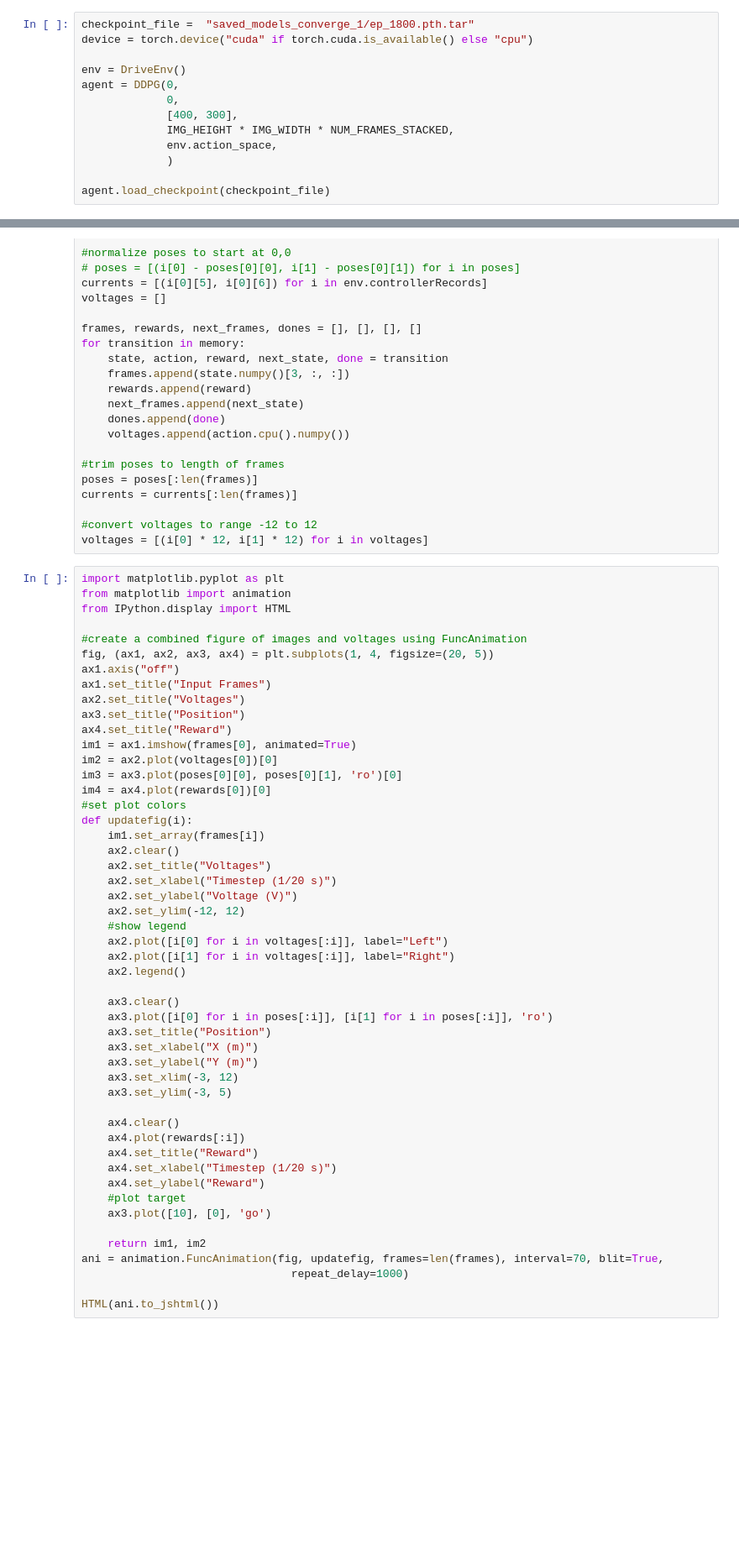
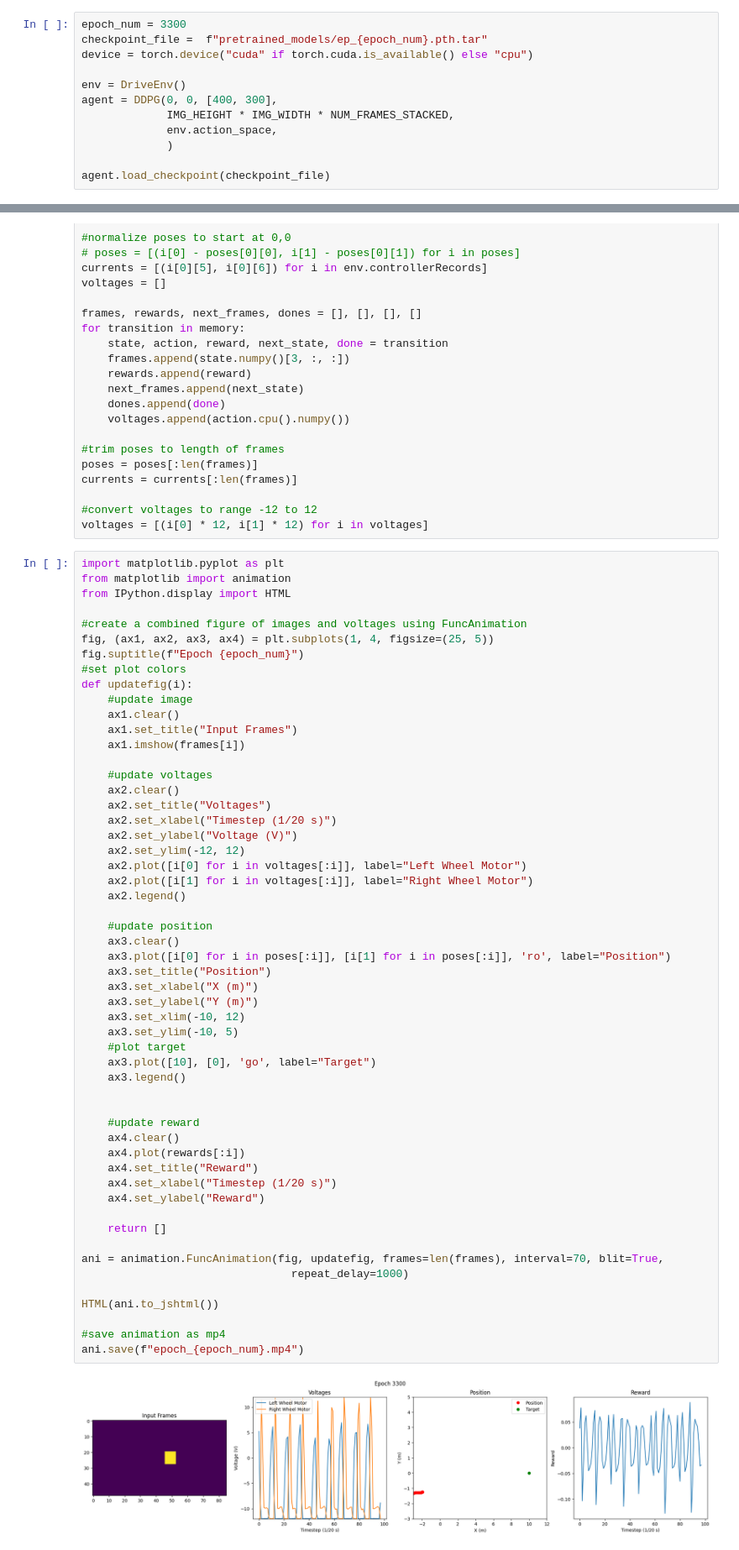
Before and after one commit to NathanMalta/TargetAcquisition, a Jupyter notebook: evaluate.ipynb, the cells around one changed output, grey strips where cells are left out. Shown at 84% size. Drawn from its saved outputs; the diff is of its cells as text; blank space fills up the shorter version.

```diff
--- a/evaluate.ipynb
+++ b/evaluate.ipynb
@@ -9,13 +9,12 @@ from DDPG.DriveEnv import DriveEnv
 import torch
 import numpy as np
 # %%
-checkpoint_file =  "saved_models_converge_1/ep_1800.pth.tar"
+epoch_num = 3300
+checkpoint_file =  f"pretrained_models/ep_{epoch_num}.pth.tar"
 device = torch.device("cuda" if torch.cuda.is_available() else "cpu")
 
 env = DriveEnv()
-agent = DDPG(0,
-             0,
-             [400, 300],
+agent = DDPG(0, 0, [400, 300],
              IMG_HEIGHT * IMG_WIDTH * NUM_FRAMES_STACKED,
              env.action_space,
              )
@@ -57,50 +58,56 @@ voltages = [(i[0] * 12, i[1] * 12) for i in voltages]
 # %%
 import matplotlib.pyplot as plt
 from matplotlib import animation
 from IPython.display import HTML
 
 #create a combined figure of images and voltages using FuncAnimation
-fig, (ax1, ax2, ax3, ax4) = plt.subplots(1, 4, figsize=(20, 5))
-ax1.axis("off")
-ax1.set_title("Input Frames")
-ax2.set_title("Voltages")
-ax3.set_title("Position")
-ax4.set_title("Reward")
-im1 = ax1.imshow(frames[0], animated=True)
-im2 = ax2.plot(voltages[0])[0]
-im3 = ax3.plot(poses[0][0], poses[0][1], 'ro')[0]
-im4 = ax4.plot(rewards[0])[0]
+fig, (ax1, ax2, ax3, ax4) = plt.subplots(1, 4, figsize=(25, 5))
+fig.suptitle(f"Epoch {epoch_num}")
 #set plot colors
 def updatefig(i):
-    im1.set_array(frames[i])
+    #update image
+    ax1.clear()
+    ax1.set_title("Input Frames")
+    ax1.imshow(frames[i])
+
+    #update voltages
     ax2.clear()
     ax2.set_title("Voltages")
     ax2.set_xlabel("Timestep (1/20 s)")
     ax2.set_ylabel("Voltage (V)")
     ax2.set_ylim(-12, 12)
-    #show legend
-    ax2.plot([i[0] for i in voltages[:i]], label="Left")
-    ax2.plot([i[1] for i in voltages[:i]], label="Right")
+    ax2.plot([i[0] for i in voltages[:i]], label="Left Wheel Motor")
+    ax2.plot([i[1] for i in voltages[:i]], label="Right Wheel Motor")
     ax2.legend()
 
+    #update position
     ax3.clear()
-    ax3.plot([i[0] for i in poses[:i]], [i[1] for i in poses[:i]], 'ro')
+    ax3.plot([i[0] for i in poses[:i]], [i[1] for i in poses[:i]], 'ro', label="Position")
     ax3.set_title("Position")
     ax3.set_xlabel("X (m)")
     ax3.set_ylabel("Y (m)")
-    ax3.set_xlim(-3, 12)
-    ax3.set_ylim(-3, 5)
+    ax3.set_xlim(-10, 12)
+    ax3.set_ylim(-10, 5)
+    #plot target
+    ax3.plot([10], [0], 'go', label="Target")
+    ax3.legend()
 
+
+    #update reward
     ax4.clear()
     ax4.plot(rewards[:i])
     ax4.set_title("Reward")
     ax4.set_xlabel("Timestep (1/20 s)")
     ax4.set_ylabel("Reward")
-    #plot target
-    ax3.plot([10], [0], 'go')
 
-    return im1, im2
+    return []
+
 ani = animation.FuncAnimation(fig, updatefig, frames=len(frames), interval=70, blit=True,
                                 repeat_delay=1000)
 
 HTML(ani.to_jshtml())
+
+#save animation as mp4
+ani.save(f"epoch_{epoch_num}.mp4")
+# %% [output]
+[figure, added]
```
Also changed, not shown: parts of 4 cells of this notebook, 8 other files.
